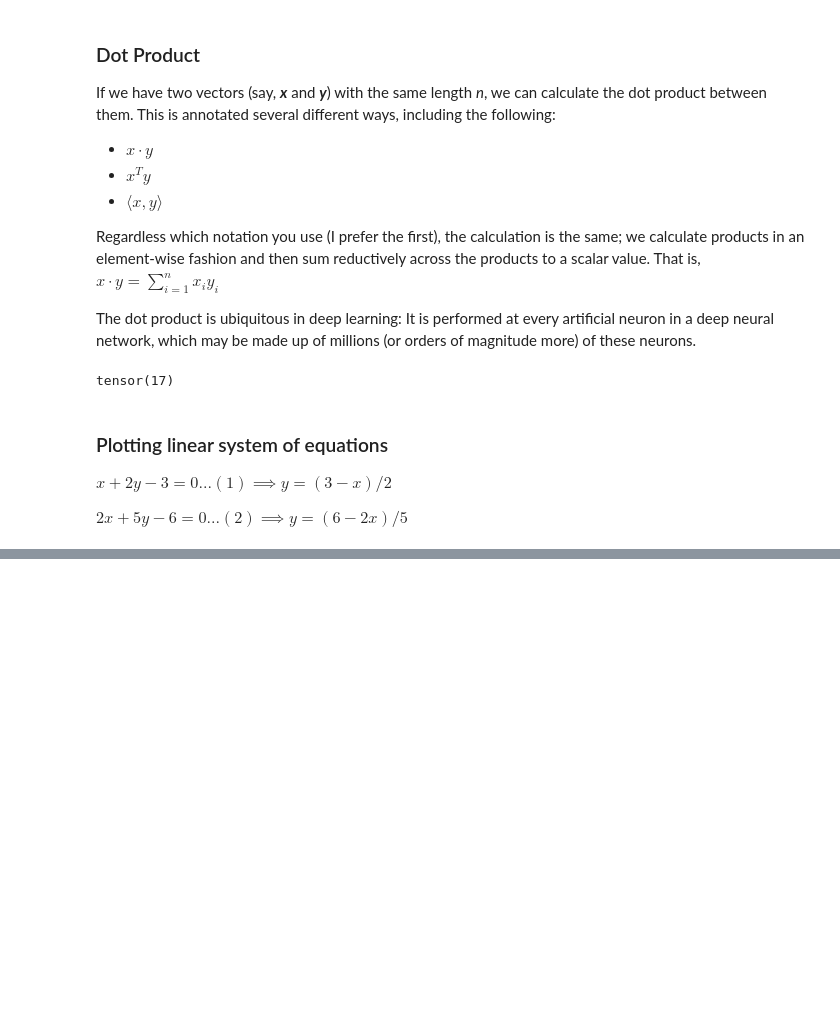
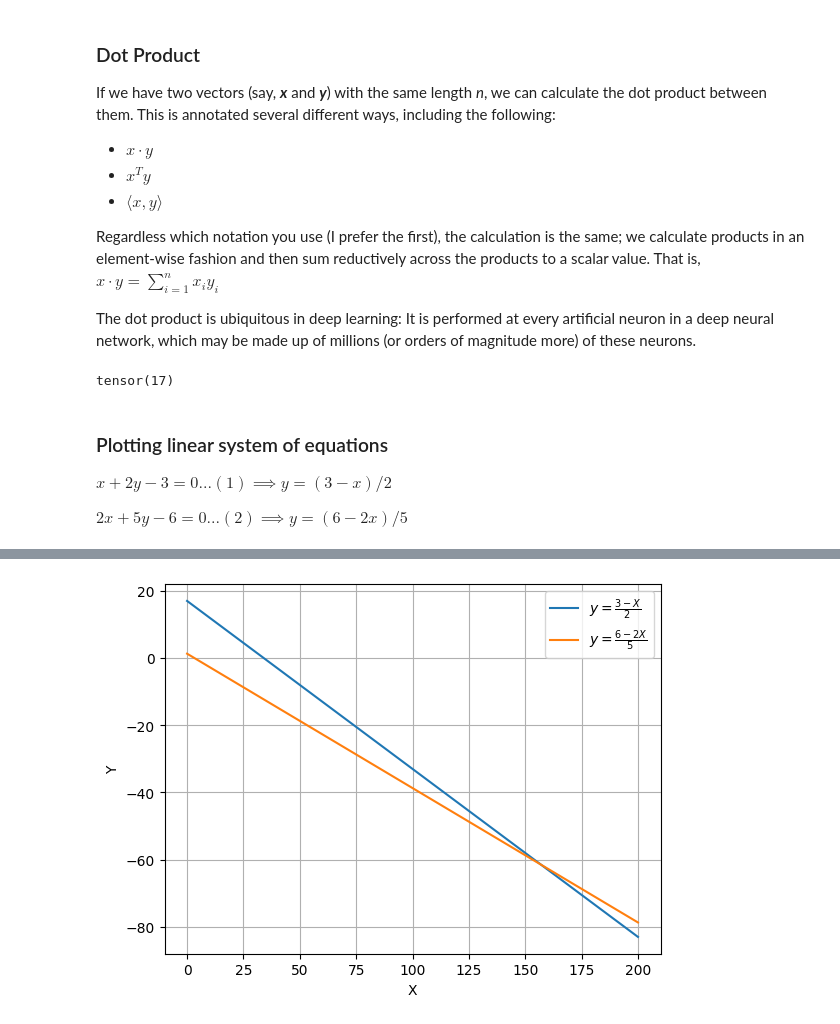
Before and after one commit to sinayanaik/mathematical_foundation_for_ML, a Jupyter notebook: 2. Tensor operations.ipynb, the cells around one changed output, grey strips where cells are left out. Saved outputs shown, nothing was run; the diff lists cells and outputs as text; code cells hidden in the pictures; blank space fills up the shorter version.

```diff
--- a/2. Tensor operations.ipynb
+++ b/2. Tensor operations.ipynb
@@ -155,0 +156,20 @@ plt.show()
+# %%
+import numpy as np
+
+X = np.linspace(0, 200, 1000)
+Y_1 = (34 - X)/2
+Y_2 = (6.5 - 2*X)/5
+
+import matplotlib.pyplot as plt
+plt.plot(X, Y_1, label=r'$y = \frac{3 - X}{2}$')
+plt.plot(X, Y_2, label=r'$y = \frac{6 - 2X}{5}$')
+
+plt.xlabel('X')
+plt.ylabel('Y')
+
+
+plt.grid(True)
+plt.legend()
+plt.show()
+# %% [output]
+[figure, added]
```
Also changed, not shown: parts of 1 cell of this notebook, 2 other files.
